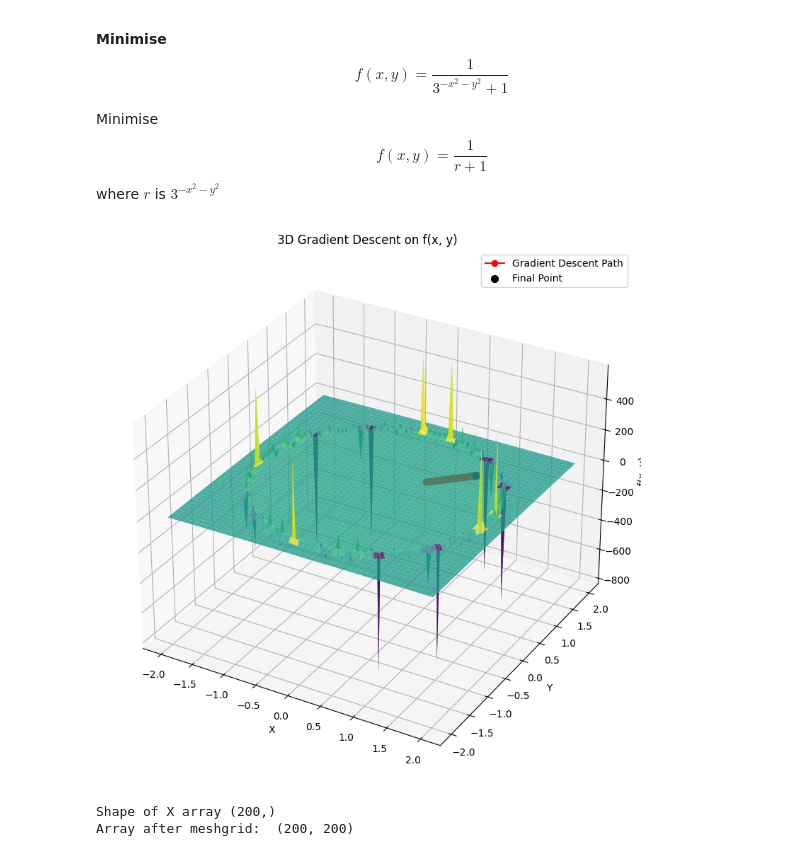
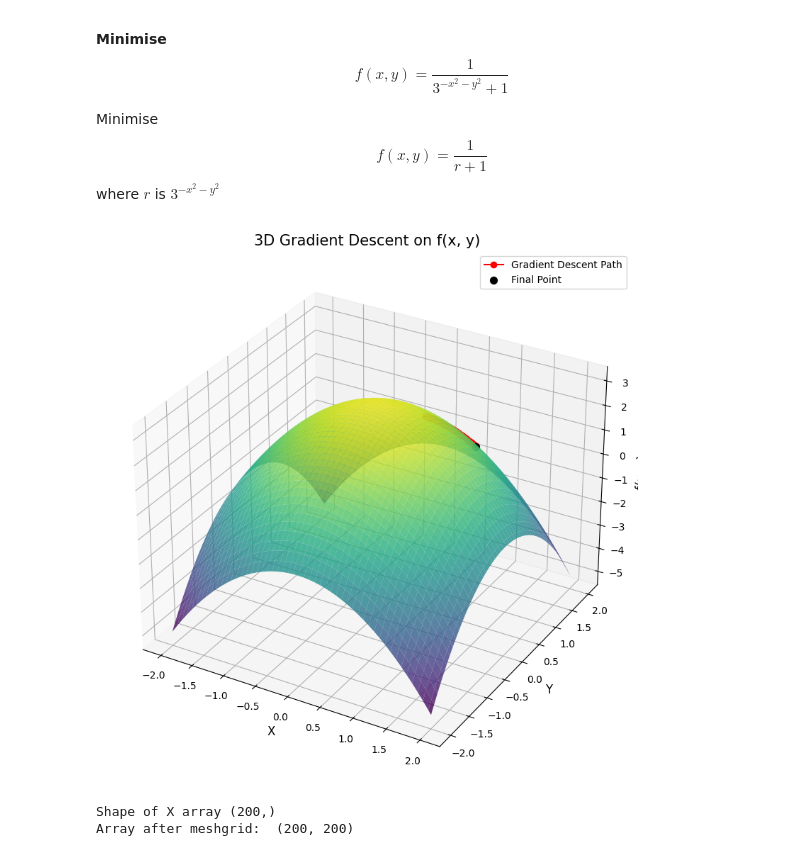
Before and after one commit to Satyanarayana53/FMML_Projects_and_labs, a Jupyter notebook: FMML_Module_4_project_2024.ipynb, the cells around one changed output. Cells and saved outputs as stored; diff of their text form; code cells hidden in the pictures.

```diff
--- a/FMML_Module_4_project_2024.ipynb
+++ b/FMML_Module_4_project_2024.ipynb
@@ -469,17 +469,16 @@ plt.show()
 
 Minimise $$f(x, y) = \frac{1}{r + 1}$$ where $r$ is $3^{-x^2 - y^2}$
 # %%
-
-# Define the functions
+# Define the function and its partial derivatives
 def f(x, y):
-    return 13 - x**2 - y**2 + 1 / (3 - x**2 - y**2)
+    return 3- x**2 - y**2
 
 def partial_fx(x, y):
-    r = 3 - x**2 - y**2
+    r = 3- x**2 - y**2
     return -2*x - (1 / r**2) * (-2*x)
 
 def partial_fy(x, y):
-    r = 3 - x**2 - y**2
+    r = 3- x**2 - y**2
     return -2*y - (1 / r**2) * (-2*y)
 
 # Gradient descent implementation for f(x, y)
@@ -510,34 +509,41 @@ path = gradient_descent_2d(partial_fx, partial_fy, initial_guess, learning_rate,
 x = np.linspace(-2, 2, 100)
 y = np.linspace(-2, 2, 100)
 X, Y = np.meshgrid(x, y)
 Z = f(X, Y)
 
 # Extract path points
 path_x, path_y = zip(*path)
 path_z = [f(px, py) for px, py in path]
 
 # Plot 3D Surface and Gradient Descent Path
 fig = plt.figure(figsize=(12, 8))
 ax = fig.add_subplot(111, projection='3d')
 
 # Surface plot
 ax.plot_surface(X, Y, Z, cmap="viridis", alpha=0.8)
 
 # Path plot
 ax.plot(path_x, path_y, path_z, color="red", label="Gradient Descent Path", marker="o")
 ax.scatter(path_x[-1], path_y[-1], path_z[-1], color="black", label="Final Point", s=50)
 
 # Labels and Title
 ax.set_title("3D Gradient Descent on f(x, y)")
 ax.set_xlabel("X")
 ax.set_ylabel("Y")
 ax.set_zlabel("f(x, y)")
 ax.legend()
 
+# Labels and Title
+ax.set_title("3D Gradient Descent on f(x, y)", fontsize=15)
+ax.set_xlabel("X", fontsize=12)
+ax.set_ylabel("Y", fontsize=12)
+ax.set_zlabel("f(x, y)", fontsize=12)
+ax.legend()
+
 plt.tight_layout()
 plt.show()
 # %% [output]
-[figure, old version]
+[figure, new version]
 # %%
 # Make our x and y data
 x_4 = np.linspace(start=-2, stop=2, num=200)
```
Also changed, not shown: parts of 5 cells of this notebook.
